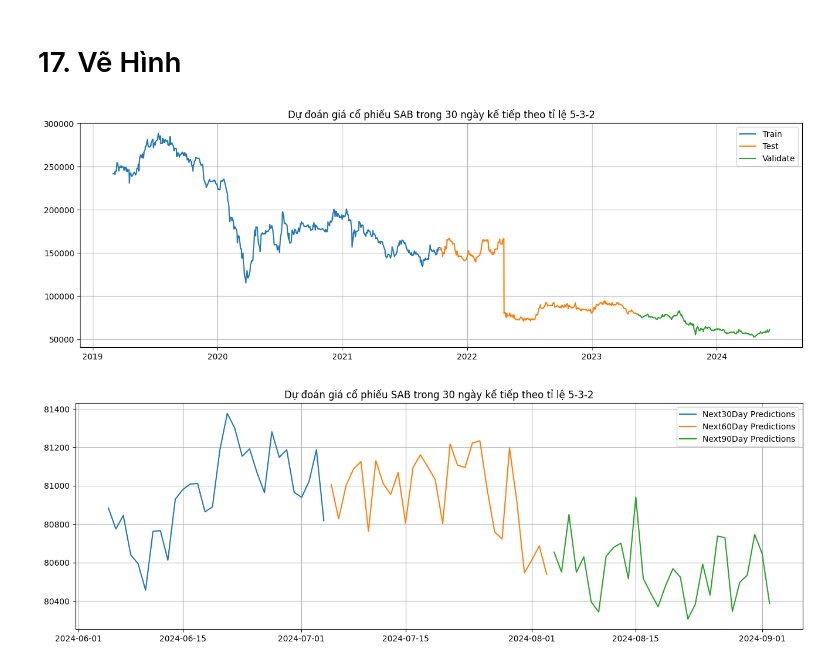
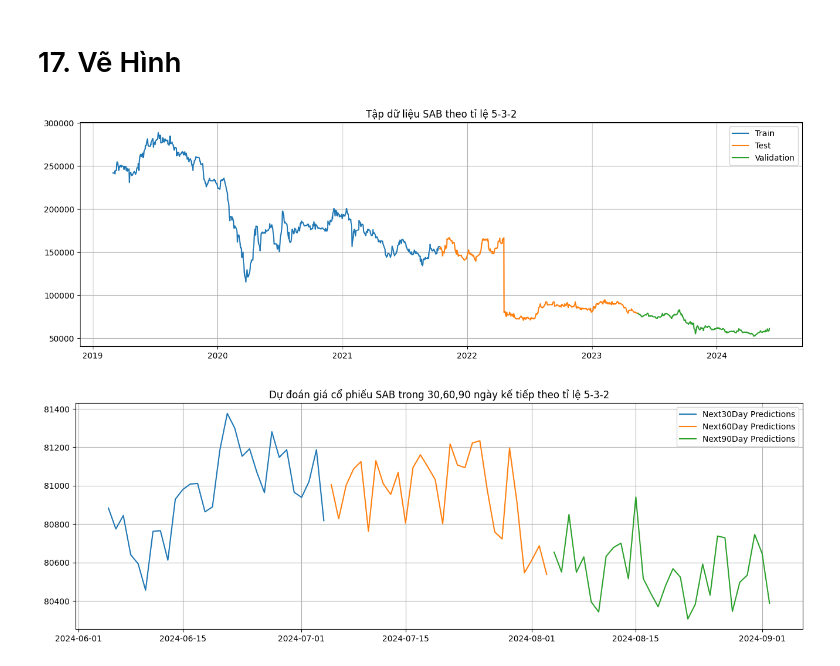
Before and after one commit to nguyenduongchitamUIT/IS403_O22_HTCL_6, a Jupyter notebook: Model/N-HiTS/SAB.ipynb, the cells around one changed output. Cells and saved outputs as stored; diff of their text form; code cells hidden in the pictures.

```diff
--- a/Model/N-HiTS/SAB.ipynb
+++ b/Model/N-HiTS/SAB.ipynb
@@ -749,18 +731,18 @@ next_90_days = [last_date + timedelta(days=i) for i in range(61, 91)]
 # %%
 #Drawing plot
 plt.figure(figsize=(16,5))
-plt.title("Dự đoán giá cổ phiếu SAB trong 30 ngày kế tiếp theo tỉ lệ 5-3-2")
+plt.title("Tập dữ liệu SAB theo tỉ lệ 5-3-2")
 plt.grid(True)
 plt.plot(train_data.Date, train_data['Price'])
 plt.plot(test_data.Date, test_data['Price'])
 plt.plot(val_data.Date, val_data['Price'])
-plt.legend(['Train', 'Test', 'Validate'])
+plt.legend(['Train', 'Test', 'Validation'])
 plt.show()
 # %% [output]
-[figure, old version]
+[figure, new version]
 # %%
 plt.figure(figsize=(16,5))
-plt.title("Dự đoán giá cổ phiếu SAB trong 30 ngày kế tiếp theo tỉ lệ 5-3-2")
+plt.title("Dự đoán giá cổ phiếu SAB trong 30,60,90 ngày kế tiếp theo tỉ lệ 5-3-2")
 plt.grid(True)
 plt.plot(next_30_days,dataset_30)
 plt.plot(next_60_days,dataset_60)
@@ -768,4 +750,4 @@ plt.plot(next_90_days,dataset_90)
 plt.legend(['Next30Day Predictions','Next60Day Predictions','Next90Day Predictions'])
 plt.show()
 # %% [output]
-[figure, old version]
+[figure, new version]
```
Also changed, not shown: parts of 17 cells of this notebook, 5 other files.
